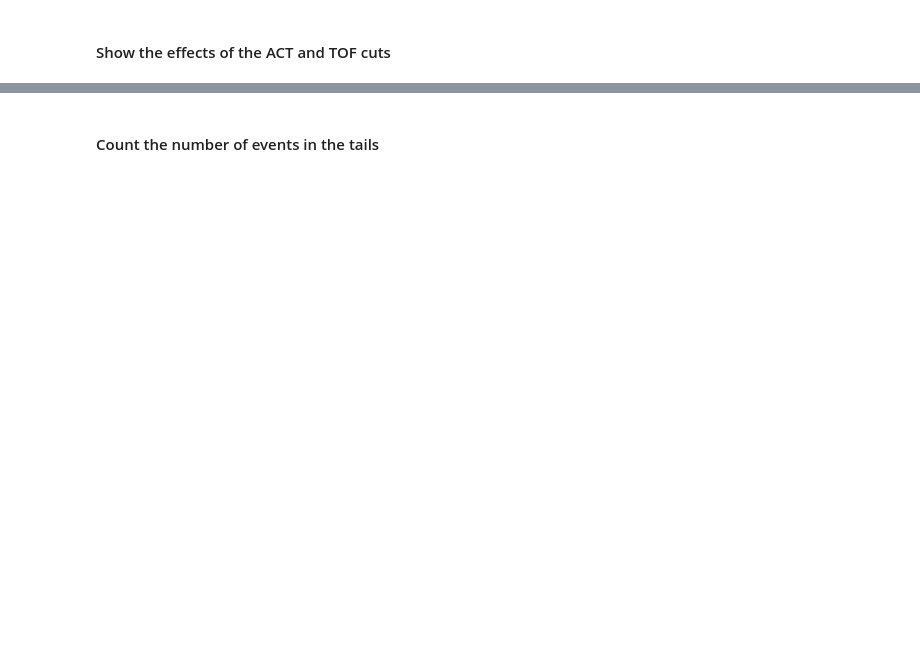
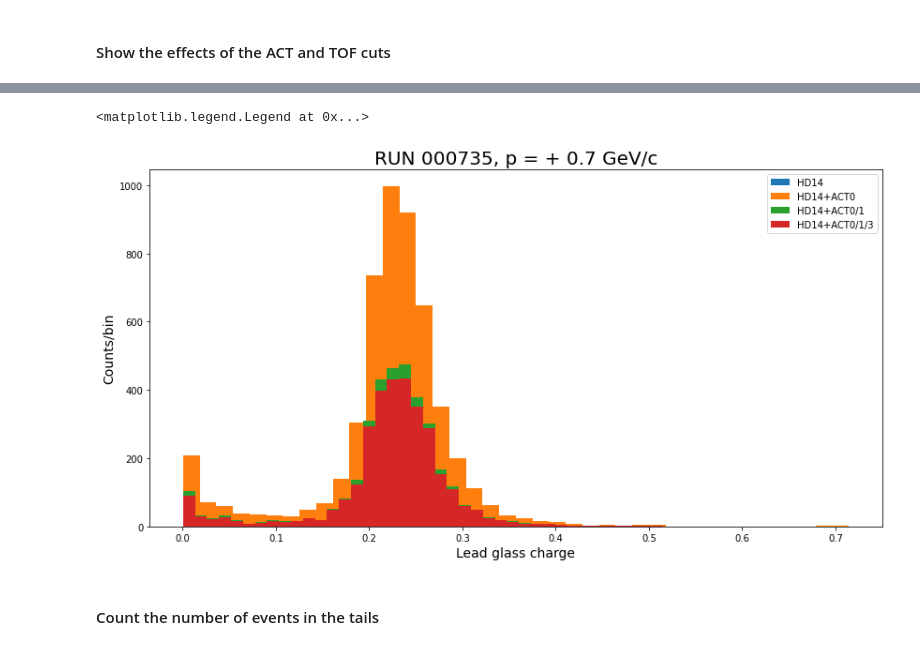
Before and after one commit to jerenner/T9BeamTestAna, a Jupyter notebook: python/new_analysis/hodoscope/hodoscope_analysis.ipynb, the cells around one changed output, grey strips where cells are left out. Saved outputs shown, nothing was run; the diff lists cells and outputs as text; code cells hidden in the pictures; blank space fills up the shorter version.

```diff
--- a/python/new_analysis/hodoscope/hodoscope_analysis.ipynb
+++ b/python/new_analysis/hodoscope/hodoscope_analysis.ipynb
@@ -544,19 +830,22 @@ plt.legend()
 # %%
 cuts_all = (final_df.total_hits == 1)
 cuts_ACT0 = cuts_all #& (final_df.hit_ACT0 == 1)
 cuts_ACT1 = cuts_ACT0 & (final_df.hit_ACT1 == 1)
 cuts_ACT3 = cuts_ACT1 & (final_df.nohit_ACT3 == 1)
 
 fig = plt.figure(figsize=(14,7))
-plt.hist(final_df[(final_df.hit_HD14 == 1) & cuts_all]['IntCharge'],bins=40,label="HD14")
-plt.hist(final_df[(final_df.hit_HD14 == 1) & cuts_ACT0]['IntCharge'],bins=40,label="HD14+ACT0")
-plt.hist(final_df[(final_df.hit_HD14 == 1) & cuts_ACT1]['IntCharge'],bins=40,label="HD14+ACT0/1")
-plt.hist(final_df[(final_df.hit_HD14 == 1) & cuts_ACT3]['IntCharge'],bins=40,label="HD14+ACT0/1/3")
+plt.hist(final_df[(final_df.hit_HD14 == 1) & cuts_all]['LG_IntCharge'],bins=40,label="HD14")
+plt.hist(final_df[(final_df.hit_HD14 == 1) & cuts_ACT0]['LG_IntCharge'],bins=40,label="HD14+ACT0")
+plt.hist(final_df[(final_df.hit_HD14 == 1) & cuts_ACT1]['LG_IntCharge'],bins=40,label="HD14+ACT0/1")
+plt.hist(final_df[(final_df.hit_HD14 == 1) & cuts_ACT3]['LG_IntCharge'],bins=40,label="HD14+ACT0/1/3")
 
 plt.xlabel("Lead glass charge",fontsize=14)
 plt.ylabel("Counts/bin",fontsize=14)
 plt.title(f"RUN 000{rnum}, p = + 0.7 GeV/c",fontsize=20)
 plt.legend()
+# %% [output]
+<matplotlib.legend.Legend at 0x...>
+[figure, added]
 # %% [markdown]
 #### Count the number of events in the tails
 # %%
```
Also changed, not shown: parts of 48 cells of this notebook, 2 other files.
